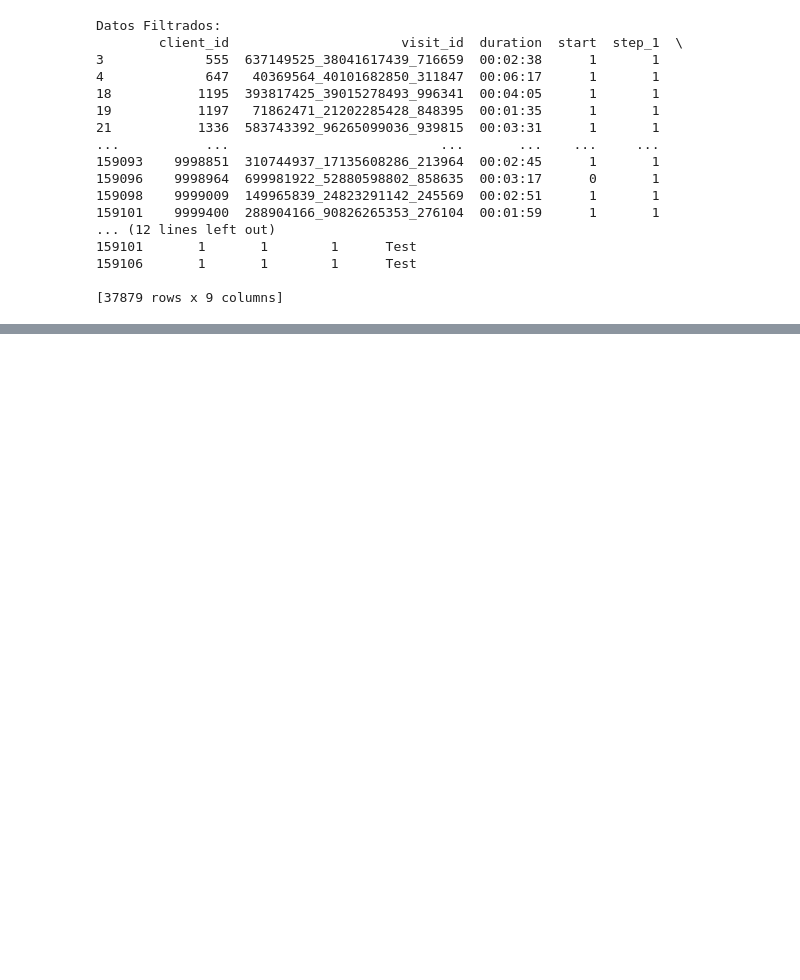
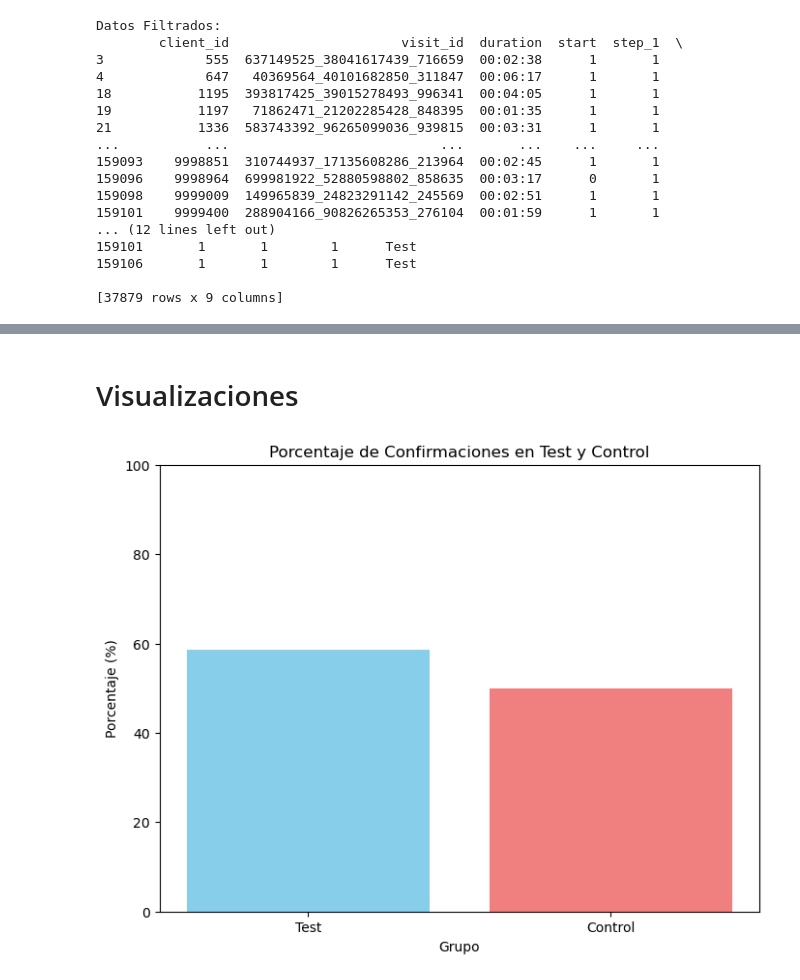
Before and after one commit to datasilvia/Statistics-project, a Jupyter notebook: porcentanjedetermino.ipynb, the cells around one changed output, grey strips where cells are left out. Saved outputs shown, nothing was run; the diff lists cells and outputs as text; code cells hidden in the pictures; blank space fills up the shorter version.

```diff
--- a/porcentanjedetermino.ipynb
+++ b/porcentanjedetermino.ipynb
@@ -78,0 +54,20 @@ Name: count, dtype: float64
+# %%
+
+#  Contar confirmaciones por grupo
+confirm_by_group = filtered_df['variation'].value_counts()
+
+#  Calcular totales de cada grupo después del filtro
+total_test = df[df['variation'] == 'Test'].shape[0]
+total_control = df[df['variation'] == 'Control'].shape[0]
+
+#  Calcular porcentajes
+percentage_test = (confirm_by_group.get('Test', 0) / total_test) * 100
+percentage_control = (confirm_by_group.get('Control', 0) / total_control) * 100
+
+#  Mostrar resultados
+print("Total de confirmaciones por grupo:")
+print(confirm_by_group)
+
+print("\nPorcentaje de confirmaciones dentro de cada grupo:")
+print(f"Test: {percentage_test:.2f}%")
+print(f"Control: {percentage_control:.2f}%")
@@ -78,0 +84,13 @@ Name: count, dtype: float64
+# %% [markdown]
+# Visualizaciones
+# %%
+
+plt.figure(figsize=(8, 6))
+plt.bar(['Test', 'Control'], [percentage_test, percentage_control], color=['skyblue', 'lightcoral'])
+plt.title('Porcentaje de Confirmaciones en Test y Control')
+plt.ylabel('Porcentaje (%)')
+plt.xlabel('Grupo')
+plt.ylim(0, 100)
+plt.show()
+# %% [output]
+[figure, added]
```
Also changed, not shown: parts of 6 cells of this notebook.
